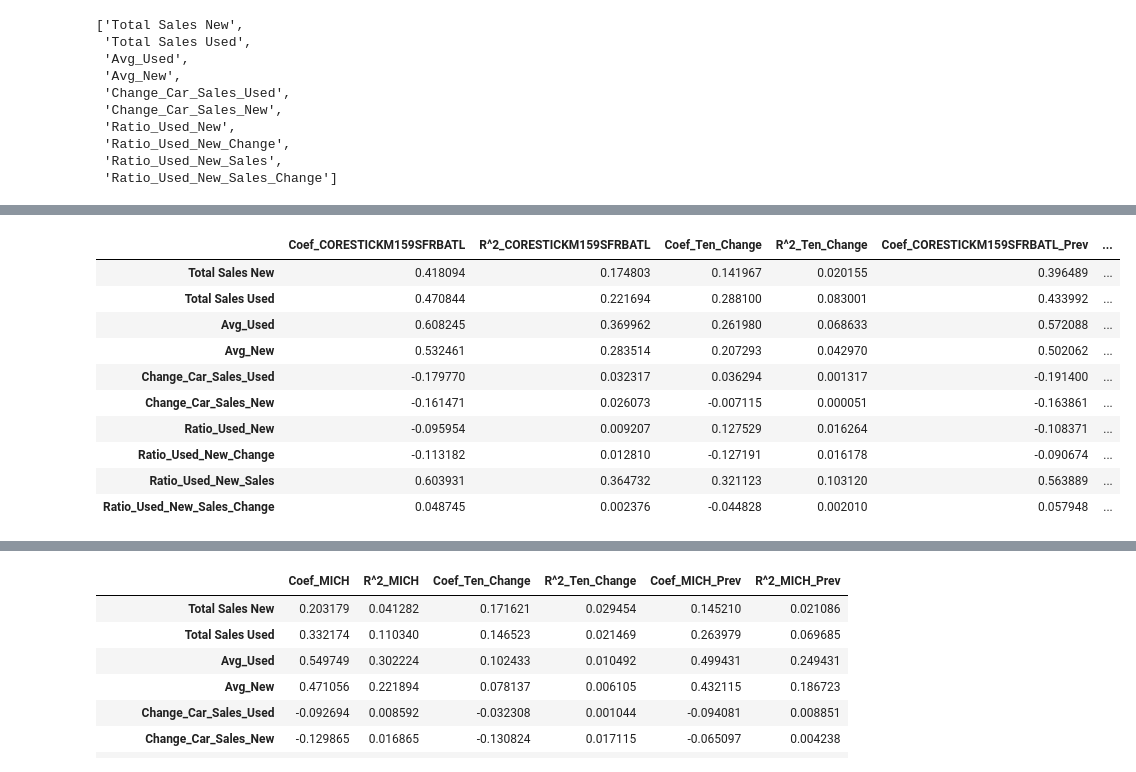
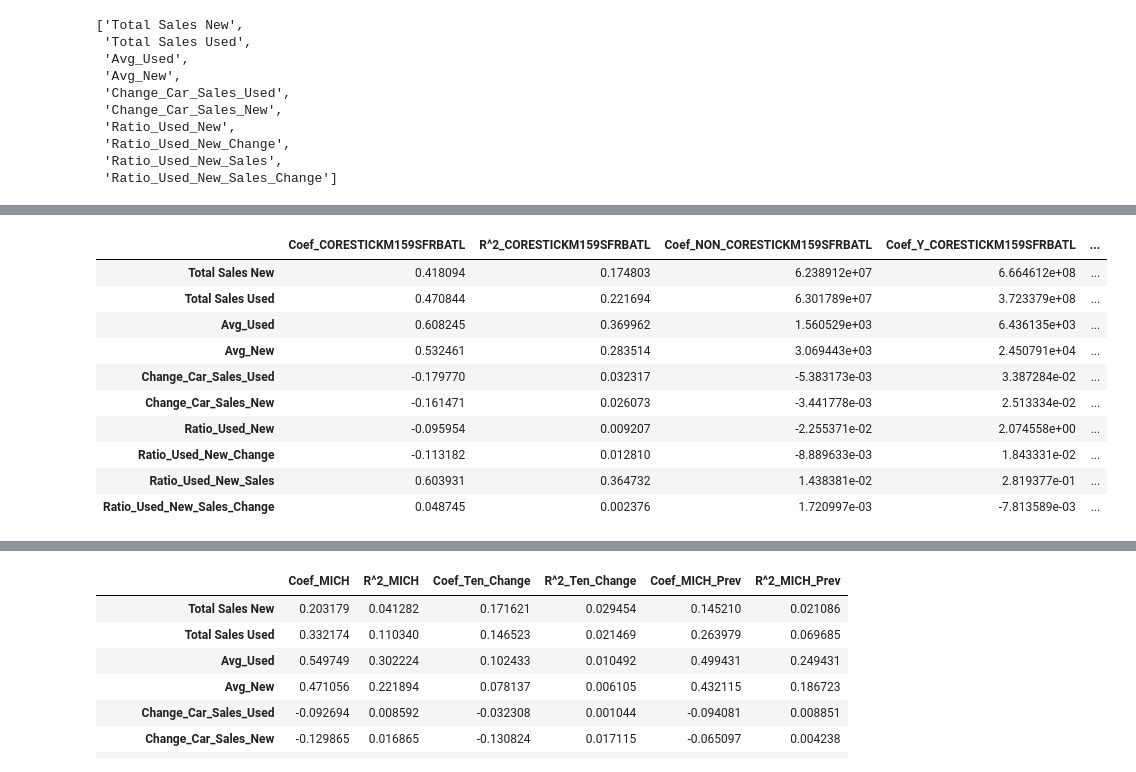
Before and after one commit to evanbruno617/Car_Sales, a Jupyter notebook: linear_regression.ipynb, the cells around one changed output, grey strips where cells are left out. Cells and saved outputs as stored; diff of their text form; code cells hidden in the pictures.

```diff
--- a/linear_regression.ipynb
+++ b/linear_regression.ipynb
@@ -106,5 +121,5 @@ pd.DataFrame.from_dict(results, orient='index')
 # %%
-testing = ['REAINTRATREARAT10Y', 'Ten_Change', 'REAINTRATREARAT10Y_Prev']
+testing = ['REAINTRATREARAT10Y', 'REAINTRATREARAT10Y_Prev']
 
 results = {}
 
@@ -145,6 +160,20 @@ for test in testing:
         results[item][f'Coef_{test}'] = model.coef_[0][0]
         results[item][f'R^2_{test}'] = r2_score(y, y_pred)
 
+        X = final_df[test].values.reshape(-1,1)
+
+        y = final_df[item]
+
+        model = LinearRegression()
+
+        model.fit(X, y)
+
+        y_pred = model.predict(X)
+
+        results[item][f'Coef_NON_{test}'] = model.coef_[0]
+
+        results[item][f'Coef_Y_{test}'] = model.intercept_
+
         # displays coef and R^2
 
 pd.DataFrame.from_dict(results, orient='index')
@@ -163,7 +192,7 @@ pd.DataFrame.from_dict(results, orient='index')
 # %%
 # Sticky price CPI incorporate expectations about future inflation
 
-testing = ['CORESTICKM159SFRBATL', 'Ten_Change', 'CORESTICKM159SFRBATL_Prev']
+testing = ['CORESTICKM159SFRBATL','CORESTICKM159SFRBATL_Prev']
 
 results = {}
 
@@ -181,44 +210,58 @@ for test in testing:
     for row, i in sales.iterrows():
         date = f"{i['Year ']}-{i['Num_Month']}-01"
 
         dates.append(date)
 
     sales['DATE'] = dates
 
     ten_year = pd.read_csv('CORESTICKM159SFRBATL.csv')
 
     final_df = pd.merge(ten_year, sales, on='DATE')
 
     for item in items:
 
         X = data_scaler.fit_transform(final_df[test].values.reshape(-1,1))
 
         y = data_scaler.fit_transform(final_df[item].values.reshape(-1,1))
 
         model = LinearRegression()
 
         model.fit(X, y)
 
         y_pred = model.predict(X)
 
         results[item][f'Coef_{test}'] = model.coef_[0][0]
         results[item][f'R^2_{test}'] = r2_score(y, y_pred)
 
         # displays coef and R^2
 
+        X = final_df[test].values.reshape(-1,1)
+
+        y = final_df[item]
+
+        model = LinearRegression()
+
+        model.fit(X, y)
+
+        y_pred = model.predict(X)
+
+        results[item][f'Coef_NON_{test}'] = model.coef_[0]
+
+        results[item][f'Coef_Y_{test}'] = model.intercept_
+
 pd.DataFrame.from_dict(results, orient='index')
 # %% [output]
-|  | Coef_CORESTICKM159SFRBATL | R^2_CORESTICKM159SFRBATL | Coef_Ten_Change | R^2_Ten_Change | Coef_CORESTICKM159SFRBATL_Prev | ... |
-| Total Sales New | 0.418094 | 0.174803 | 0.141967 | 0.020155 | 0.396489 | ... |
-| Total Sales Used | 0.470844 | 0.221694 | 0.288100 | 0.083001 | 0.433992 | ... |
-| Avg_Used | 0.608245 | 0.369962 | 0.261980 | 0.068633 | 0.572088 | ... |
-| Avg_New | 0.532461 | 0.283514 | 0.207293 | 0.042970 | 0.502062 | ... |
-| Change_Car_Sales_Used | -0.179770 | 0.032317 | 0.036294 | 0.001317 | -0.191400 | ... |
-| Change_Car_Sales_New | -0.161471 | 0.026073 | -0.007115 | 0.000051 | -0.163861 | ... |
-| Ratio_Used_New | -0.095954 | 0.009207 | 0.127529 | 0.016264 | -0.108371 | ... |
-| Ratio_Used_New_Change | -0.113182 | 0.012810 | -0.127191 | 0.016178 | -0.090674 | ... |
-| Ratio_Used_New_Sales | 0.603931 | 0.364732 | 0.321123 | 0.103120 | 0.563889 | ... |
-| Ratio_Used_New_Sales_Change | 0.048745 | 0.002376 | -0.044828 | 0.002010 | 0.057948 | ... |
+|  | Coef_CORESTICKM159SFRBATL | R^2_CORESTICKM159SFRBATL | Coef_NON_CORESTICKM159SFRBATL | Coef_Y_CORESTICKM159SFRBATL | ... |
+| Total Sales New | 0.418094 | 0.174803 | 6.238912e+07 | 6.664612e+08 | ... |
+| Total Sales Used | 0.470844 | 0.221694 | 6.301789e+07 | 3.723379e+08 | ... |
+| Avg_Used | 0.608245 | 0.369962 | 1.560529e+03 | 6.436135e+03 | ... |
+| Avg_New | 0.532461 | 0.283514 | 3.069443e+03 | 2.450791e+04 | ... |
+| Change_Car_Sales_Used | -0.179770 | 0.032317 | -5.383173e-03 | 3.387284e-02 | ... |
+| Change_Car_Sales_New | -0.161471 | 0.026073 | -3.441778e-03 | 2.513334e-02 | ... |
+| Ratio_Used_New | -0.095954 | 0.009207 | -2.255371e-02 | 2.074558e+00 | ... |
+| Ratio_Used_New_Change | -0.113182 | 0.012810 | -8.889633e-03 | 1.843331e-02 | ... |
+| Ratio_Used_New_Sales | 0.603931 | 0.364732 | 1.438381e-02 | 2.819377e-01 | ... |
+| Ratio_Used_New_Sales_Change | 0.048745 | 0.002376 | 1.720997e-03 | -7.813589e-03 | ... |
 # %%
 # Median Consumer Price Index (CPI) is a measure of core inflation calculated the Federal Reserve Bank of Cleveland and the Ohio State University. Median CPI was created as a different way to get a 'Core CPI' measure, or a better measure of underlying inflation trends. To calculate the Median CPI, the Cleveland Fed analyzes the median price change of the goods and services published by the BLS. The median price change is the price change that's right in the middle of the long list of all of the price changes. This series excludes 49.5% of the CPI components with the highest and lowest one-month price changes from each tail of the price-change distribution resulting in a Median CPI Inflation Estimate.
 
```
Also changed, not shown: parts of 9 cells of this notebook, 25 other files.
